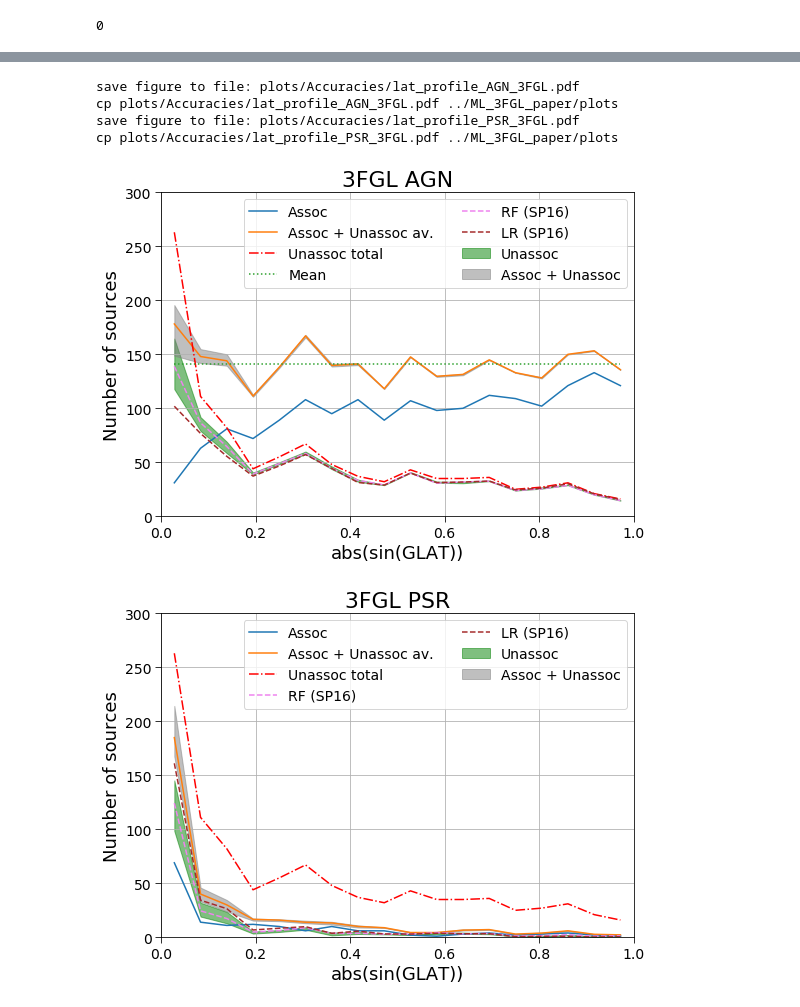
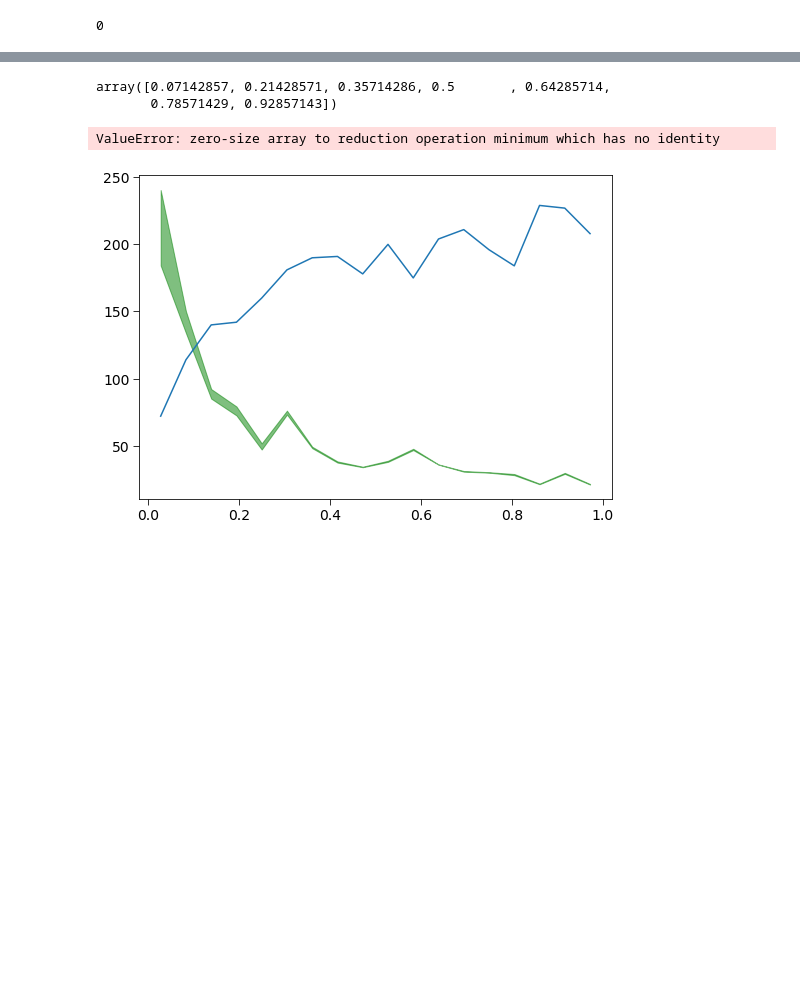
Before and after one commit to aakashbhat/Fermi-LAT, a Jupyter notebook: py_dima/acccuracy_vs_glat.ipynb, the cells around one changed output, grey strips where cells are left out. Saved outputs shown, nothing was run; the diff lists cells and outputs as text; code cells hidden in the pictures; blank space fills up the shorter version.

```diff
--- a/py_dima/acccuracy_vs_glat.ipynb
+++ b/py_dima/acccuracy_vs_glat.ipynb
@@ -10,6 +10,10 @@ import healpy as hp
 import plotting
 import auxil_ML as aux
 import healpylib3 as hlib
+# %%
+def accuracy_score_loc(y_true, y_pred):
+    return np.sum(y_true == y_pred) / len(y_true)
+accuracy_score = accuracy_score_loc
 # %%
 plotting.setup_figure_pars()
 # %% [output]
@@ -52,6 +93,7 @@ Index(['Ln_Flux_Density', 'Ln_Unc_Energy_Flux100', 'Spectral_Index',
 sin_glat = np.abs(np.sin(np.deg2rad(cat_df['GLAT'])))
 glat = np.abs(cat_df['GLAT'])
 # %%
-nbins = 10
-sin_bins = np.linspace(0, 1, nbins + 1)**1.5
+nbins = 7
+sin_bins = np.linspace(0, 1, nbins + 1)
 sin_bins_c = (sin_bins[1:] + sin_bins[:-1]) / 2
+print(sin_bins_c)
@@ -60,15 +105,6 @@ masks = {}
 masks['AGN & PSR'] = (cat_df['Category_%s' % cat] == 'AGN') | (cat_df['Category_%s' % cat] == 'PSR')
 masks['AGN'] = (cat_df['Category_%s' % cat] == 'AGN')
 masks['PSR'] = (cat_df['Category_%s' % cat] == 'PSR')
+masks['PSR any algorithm'] = masks['PSR']
 masks['UNAS'] = (cat_df['Category_%s' % cat] == 'UNAS')
 masks['ASSOC'] = (cat_df['Category_%s' % cat] != 'UNAS')
-# %%
-res = {}
-res_prec = {}
-nsrc = {}
-nsrc_prec = {}
-for key in masks.keys():
-    res[key] = np.zeros(nbins)
-    res_prec[key] = np.zeros(nbins)
-    nsrc[key] = np.zeros(nbins)
-    nsrc_prec[key] = np.zeros(nbins)
@@ -171,6 +283,11 @@ sin_bins_unif_c = (sin_bins_unif[1:] + sin_bins_unif[:-1]) / 2.
 lat_bins_unif = np.linspace(0, 90, nbins+1)
 lat_bins_unif_c = (lat_bins_unif[1:] + lat_bins_unif[:-1]) / 2.
 unas_mask = cat_df['Category_%s' % cat] == 'UNAS'
+# %%
+sin_bins_c
+# %% [output]
+array([0.07142857, 0.21428571, 0.35714286, 0.5       , 0.64285714,
+       0.78571429, 0.92857143])
 # %%
 pcat_SP = pd.read_csv('data/FGL3_results.csv', index_col='Source_Name')
 pcat_SP.index = ['3FGL %s' %name.strip() for name in pcat_SP.index]
@@ -194,11 +311,17 @@ unass_lat_tot = np.histogram(sin_glat[unas_mask], bins=sin_bins_unif)[0]
 for pop in ['AGN', 'PSR']:
     ass_lat = np.histogram(sin_glat[masks[pop]], bins=sin_bins_unif)[0]
     unass_lat = {}
+    if add_os:
+        unass_lat_os = {}
     unass_lat_av = np.zeros(nbins)
     for alg in algs0:
         if use_sin_glat:
             unass_lat[alg] = np.histogram(sin_glat[unas_mask], bins=sin_bins_unif,
                                               weights=cat_df['%s_%s' % (pop, alg)][unas_mask])[0]
+            #if add_os:
+            #    unass_lat_os[alg] = np.histogram(sin_glat_os, bins=sin_bins_unif,
+            #                                  weights=pcat_os['%s_%s' % (pop, alg)])[0]
+
         else:
             unass_lat[alg] = np.histogram(glat[unas_mask], bins=lat_bins_unif,
                                               weights=cat_df['%s_%s' % (pop, alg)][unas_mask])[0]
@@ -227,6 +350,9 @@ for pop in ['AGN', 'PSR']:
     fig = pyplot.figure()
     pyplot.plot(xs, ass_lat, label='Assoc')
     pyplot.fill_between(xs, minvs, maxvs, color='green', alpha=0.5, label='Unassoc')
+    if add_os:
+        minvs, maxvs = min_max_vs(unass_lat_os)
+        pyplot.fill_between(xs, minvs, maxvs, color='darkred', alpha=0.5, label='Unassoc oversample')
     if 0:
         for alg in algs0:
             pyplot.plot(xs, unass_lat[alg], ls='--', label=alg)
@@ -243,43 +369,40 @@ for pop in ['AGN', 'PSR']:
         pyplot.plot(xs, mean, ls=':', label='Mean')
     if cat == '3FGL':
         for i, alg in enumerate(algs0_SP):
             pyplot.plot(xs, unass_lat_SP[alg], ls='--', c=SP_colors[i],
                         label='%s (SP16)' % alg)
 
 
     pyplot.title('%s %s' %(cat, pop))
     pyplot.legend(ncol=2)
     pyplot.grid()
     if use_sin_glat:
         pyplot.xlabel('abs(sin(GLAT))')
         pyplot.xlim(0, 1)
         #x_ticks = fig.axes[0].get_xticks()
         #x_ticks_new = np.around(np.rad2deg(np.arcsin(x_ticks)))
         #fig.axes[0].set_xticks(x_ticks_new)
     else:
         pyplot.xlabel('abs(GLAT)')
         pyplot.xlim(0, 90)
 
     pyplot.ylabel('Number of sources')
     if cat == '3FGL':
         pyplot.ylim(0, 300)
     elif cat == '4FGL':
         pyplot.ylim(0, 400)
 
     if save_plots:
-        fn = '%s/lat_profile_%s_%s.pdf' % (plots_folder, pop, cat)
+        fn = '%s/lat_profile_%s_%s%s.pdf' % (plots_folder, pop, cat, estr)
         print('save figure to file: %s' % fn)
         pyplot.savefig(fn)
-        cmd = 'cp %s ../ML_3FGL_paper/plots' % fn
-        print(cmd)
-        os.system(cmd)
+        if not add_os:
+            cmd = 'cp %s ../ML_3FGL_paper/plots' % fn
+            print(cmd)
+            os.system(cmd)
 # %% [output]
-save figure to file: plots/Accuracies/lat_profile_AGN_3FGL.pdf
-cp plots/Accuracies/lat_profile_AGN_3FGL.pdf ../ML_3FGL_paper/plots
-save figure to file: plots/Accuracies/lat_profile_PSR_3FGL.pdf
-cp plots/Accuracies/lat_profile_PSR_3FGL.pdf ../ML_3FGL_paper/plots
+ValueError: zero-size array to reduction operation minimum which has no identity
-[figure, old version]
+[figure, new version]
-[figure, removed]
 # %%
 x_ticks = fig.axes[0].get_xticks()
 x_ticks_new = np.around(np.rad2deg(np.arcsin(x_ticks)))
```
Also changed, not shown: parts of 25 cells of this notebook, 28 other files.
